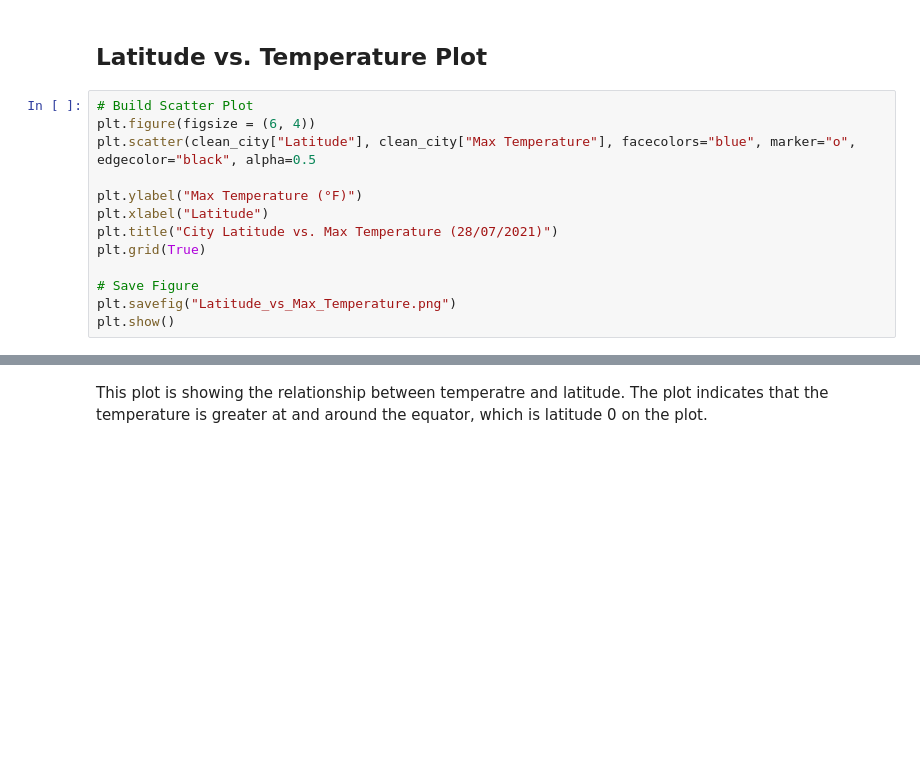
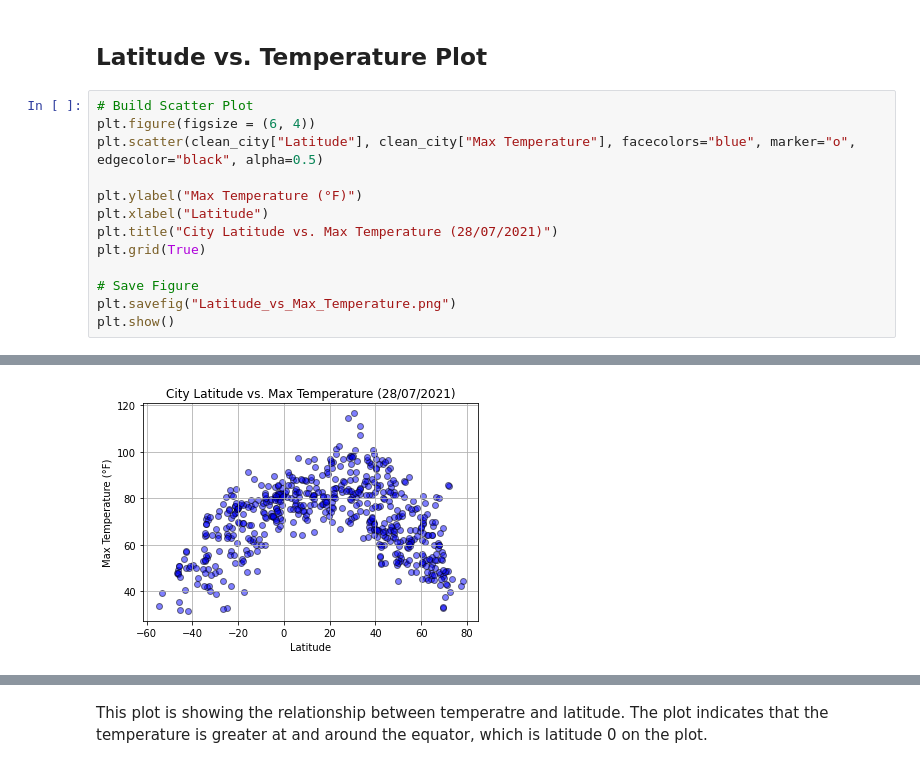
Before and after one commit to JessicaUppal/python-api-challenge, a Jupyter notebook: WeatherPy/WeatherPy.ipynb, the cells around one changed output, grey strips where cells are left out. Cells and saved outputs as stored; diff of their text form; blank space fills up the shorter version.

```diff
--- a/WeatherPy/WeatherPy.ipynb
+++ b/WeatherPy/WeatherPy.ipynb
@@ -202,7 +263,7 @@ clean_city.head()
 # %%
 # Build Scatter Plot
 plt.figure(figsize = (6, 4))
-plt.scatter(clean_city["Latitude"], clean_city["Max Temperature"], facecolors="blue", marker="o", edgecolor="black", alpha=0.5
+plt.scatter(clean_city["Latitude"], clean_city["Max Temperature"], facecolors="blue", marker="o", edgecolor="black", alpha=0.5)
 
 plt.ylabel("Max Temperature (°F)")
 plt.xlabel("Latitude")
@@ -216,0 +277 @@ SyntaxError: invalid syntax (<ipython-input-19-23d24d74024e>, line 5)
+[figure, added]
```
Also changed, not shown: parts of 26 cells of this notebook, 2 other files.
